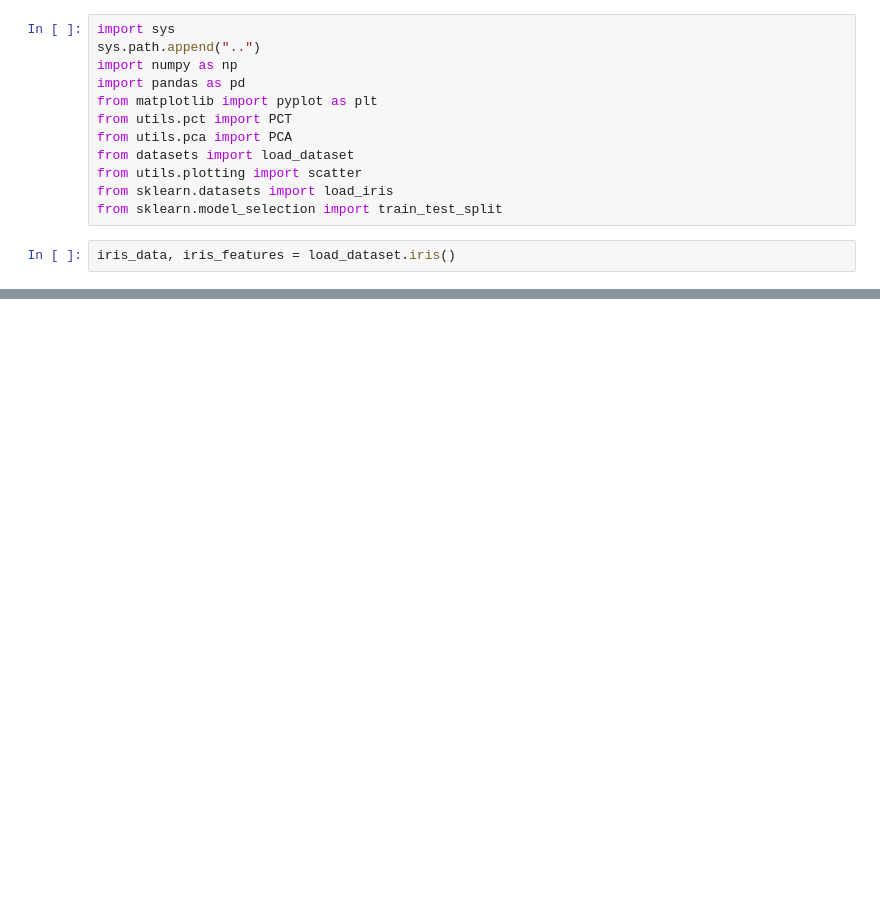
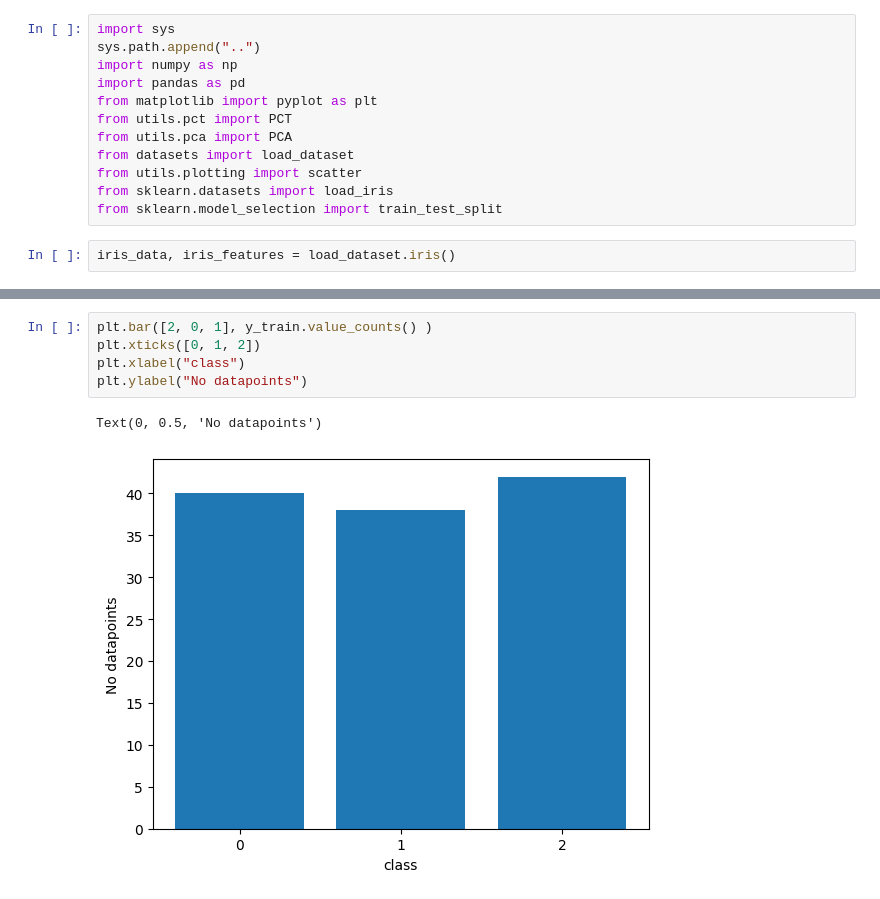
Before and after one commit to tung-ngt/ml2, a Jupyter notebook: labwork4/decision_tree.ipynb, the cells around one changed output, grey strips where cells are left out. Cells and saved outputs as stored; diff of their text form; blank space fills up the shorter version.

```diff
--- a/labwork4/decision_tree.ipynb
+++ b/labwork4/decision_tree.ipynb
@@ -51,0 +52,8 @@ accuracy_score(y_test, y_pred)
+# %%
+plt.bar([2, 0, 1], y_train.value_counts() )
+plt.xticks([0, 1, 2])
+plt.xlabel("class")
+plt.ylabel("No datapoints")
+# %% [output]
+Text(0, 0.5, 'No datapoints')
+[figure, added]
```
Also changed, not shown: parts of 7 cells of this notebook, 1 other file.
